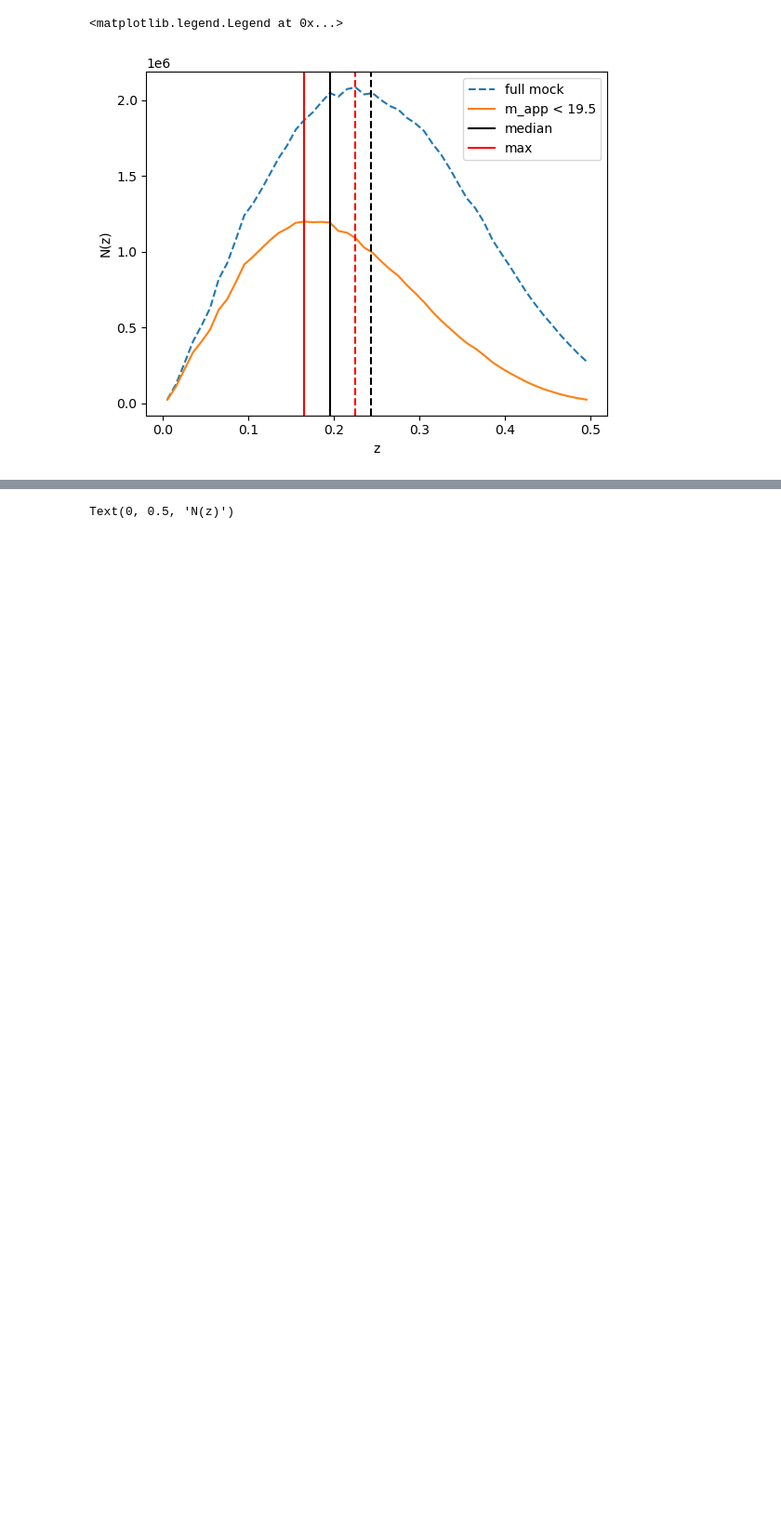
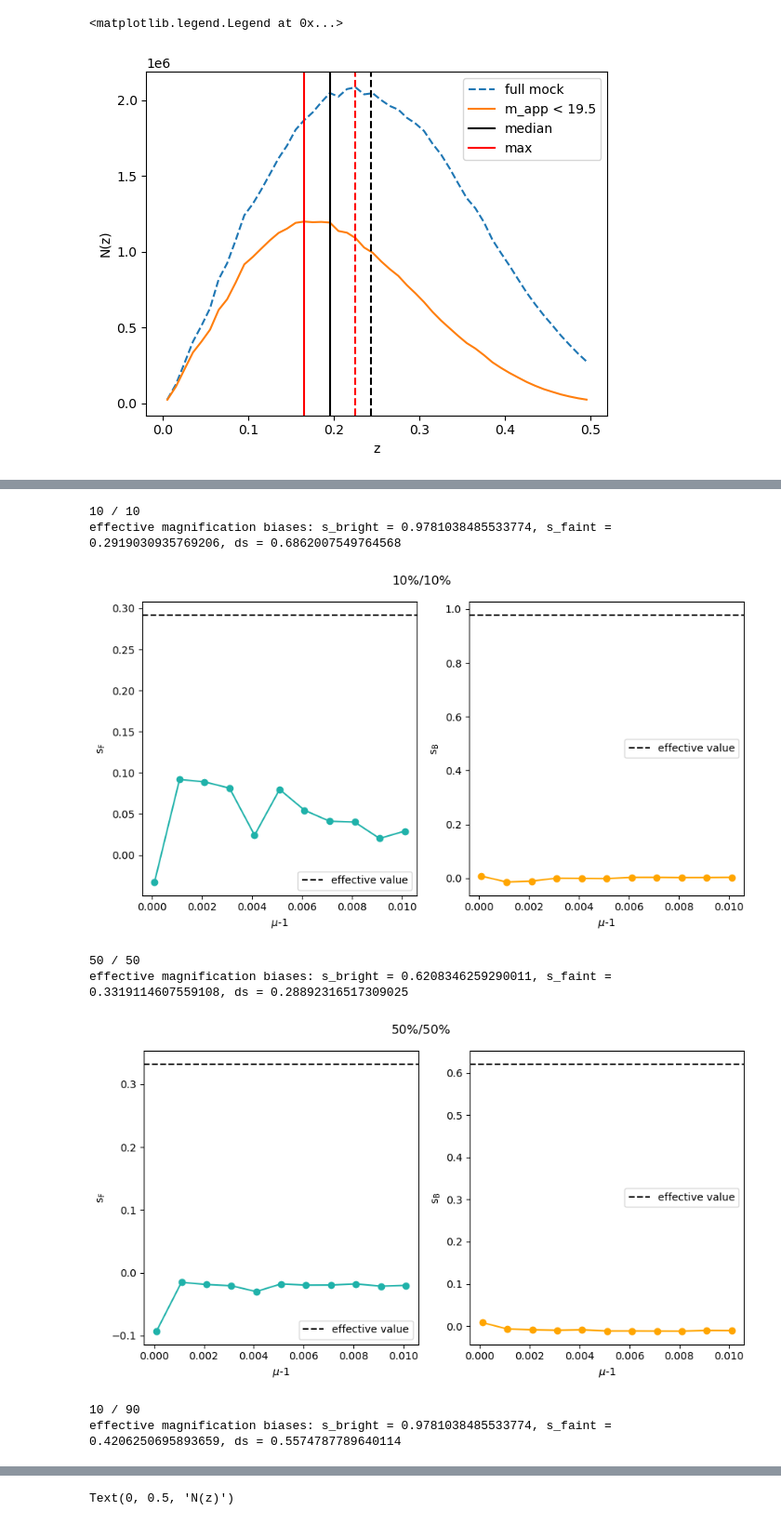
Before and after one commit to JadePiat/Relativistic_effects, a Jupyter notebook: split_cutsky.ipynb, the cells around one changed output, grey strips where cells are left out. Shown at 93% size. Cells and saved outputs as stored; diff of their text form; code cells hidden in the pictures; blank space fills up the shorter version.

```diff
--- a/split_cutsky.ipynb
+++ b/split_cutsky.ipynb
@@ -83,0 +121,23 @@ effective magnification biases: s_bright = 0.006524846842931012, s_faint = 0.006
+# %%
+plt.rc('axes', labelsize=13)    # fontsize of the x and y labels
+plt.rc('xtick', labelsize=10)    # fontsize of the tick labels
+plt.rc('ytick', labelsize=10)    # fontsize of the tick labels
+plt.rc('legend', fontsize=10)    # fontsize of the tick labels
+
+space = 'real'
+
+cut_faint = [10,50,90]
+cut_bright = [10,50,10]
+
+for i, (cut_b, cut_f) in enumerate(zip(cut_bright, cut_faint)):
+
+    mb, mf = split_magnitudes(file_cutsky, space, m_lim, z_max, n_bins, cut_b, cut_f, path_out,bias=True)
+# %% [output]
+10 / 10
+effective magnification biases: s_bright = 0.9781038485533774, s_faint = 0.2919030935769206, ds = 0.6862007549764568
+[figure, added]
+50 / 50
+effective magnification biases: s_bright = 0.6208346259290011, s_faint = 0.3319114607559108, ds = 0.28892316517309025
+[figure, added]
+10 / 90
+effective magnification biases: s_bright = 0.9781038485533774, s_faint = 0.4206250695893659, ds = 0.5574787789640114
```
Also changed, not shown: parts of 5 cells of this notebook, 5 other files.
